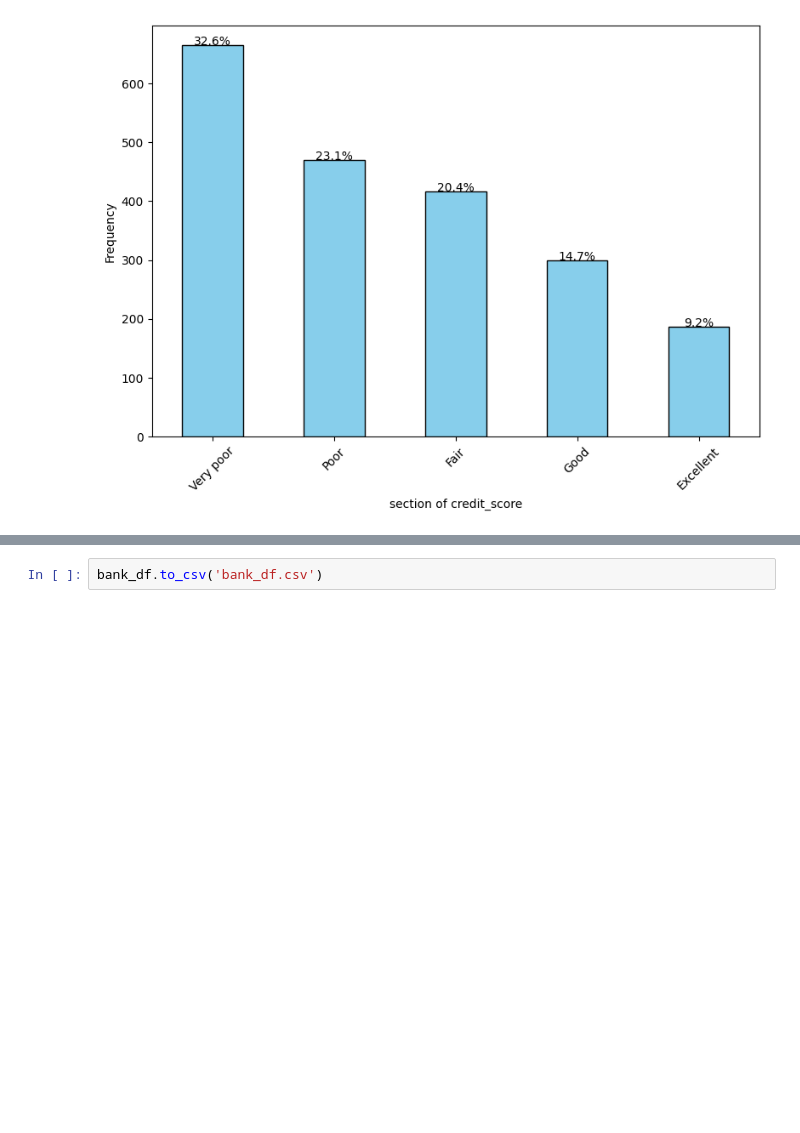
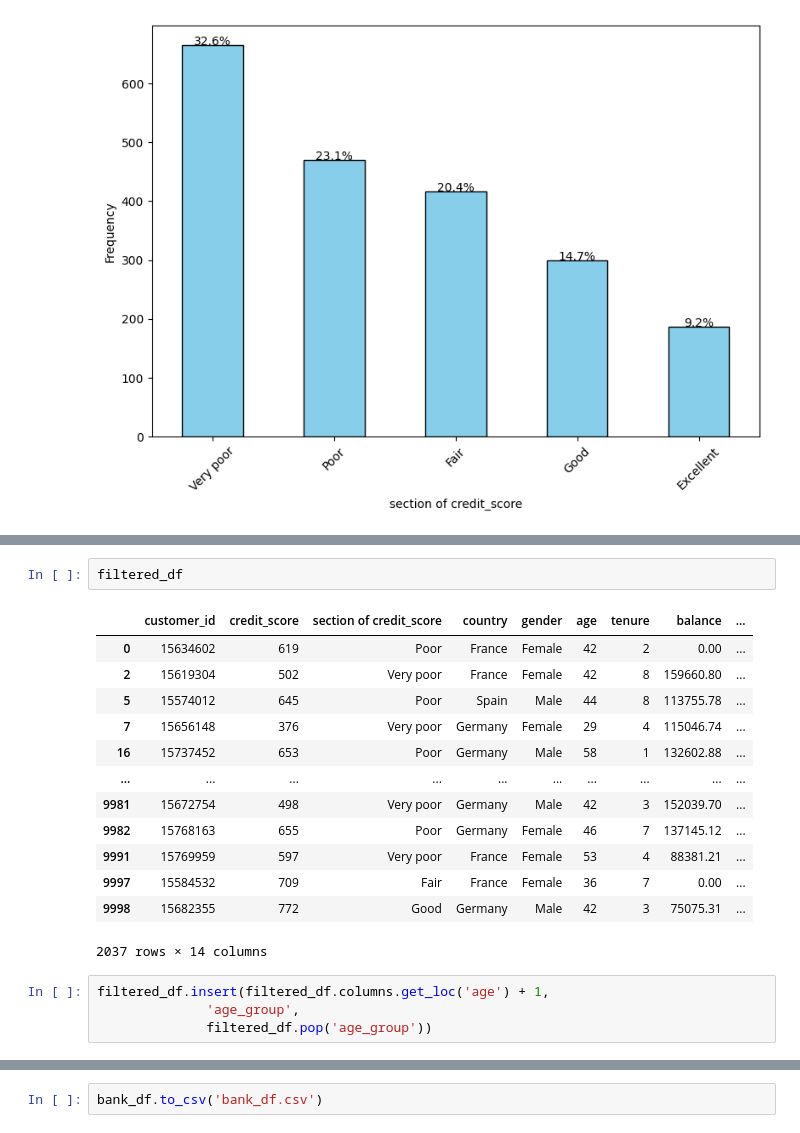
Before and after one commit to coconutkim/project_churn, a Jupyter notebook: pr1.ipynb, the cells around one changed output, grey strips where cells are left out. Drawn from its saved outputs; the diff is of its cells as text; blank space fills up the shorter version.

```diff
--- a/pr1.ipynb
+++ b/pr1.ipynb
@@ -207,0 +245,20 @@ plt.show()
+# %%
+filtered_df
+# %% [output]
+|  | customer_id | credit_score | section of credit_score | country | gender | age | tenure | balance | ... |
+| 0 | 15634602 | 619 | Poor | France | Female | 42 | 2 | 0.00 | ... |
+| 2 | 15619304 | 502 | Very poor | France | Female | 42 | 8 | 159660.80 | ... |
+| 5 | 15574012 | 645 | Poor | Spain | Male | 44 | 8 | 113755.78 | ... |
+| 7 | 15656148 | 376 | Very poor | Germany | Female | 29 | 4 | 115046.74 | ... |
+| 16 | 15737452 | 653 | Poor | Germany | Male | 58 | 1 | 132602.88 | ... |
+| ... | ... | ... | ... | ... | ... | ... | ... | ... | ... |
+| 9981 | 15672754 | 498 | Very poor | Germany | Male | 42 | 3 | 152039.70 | ... |
+| 9982 | 15768163 | 655 | Poor | Germany | Female | 46 | 7 | 137145.12 | ... |
+| 9991 | 15769959 | 597 | Very poor | France | Female | 53 | 4 | 88381.21 | ... |
+| 9997 | 15584532 | 709 | Fair | France | Female | 36 | 7 | 0.00 | ... |
+| 9998 | 15682355 | 772 | Good | Germany | Male | 42 | 3 | 75075.31 | ... |
+2037 rows × 14 columns
+# %%
+filtered_df.insert(filtered_df.columns.get_loc('age') + 1,
+              'age_group',
+              filtered_df.pop('age_group'))
```
Also changed, not shown: parts of 4 cells of this notebook, 1 other file.
